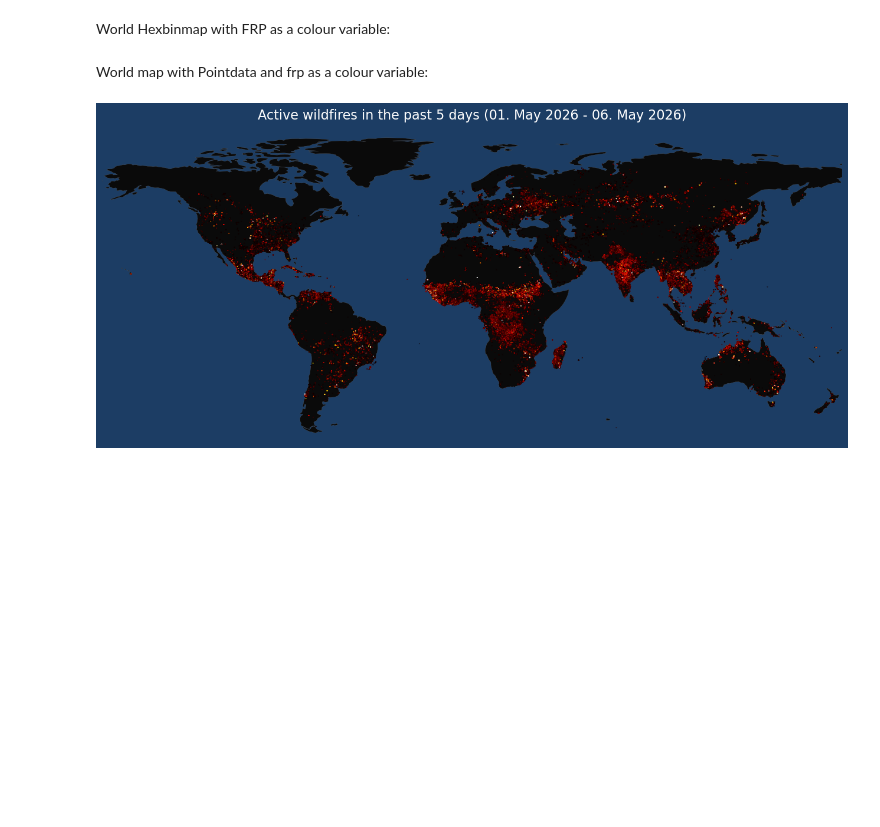
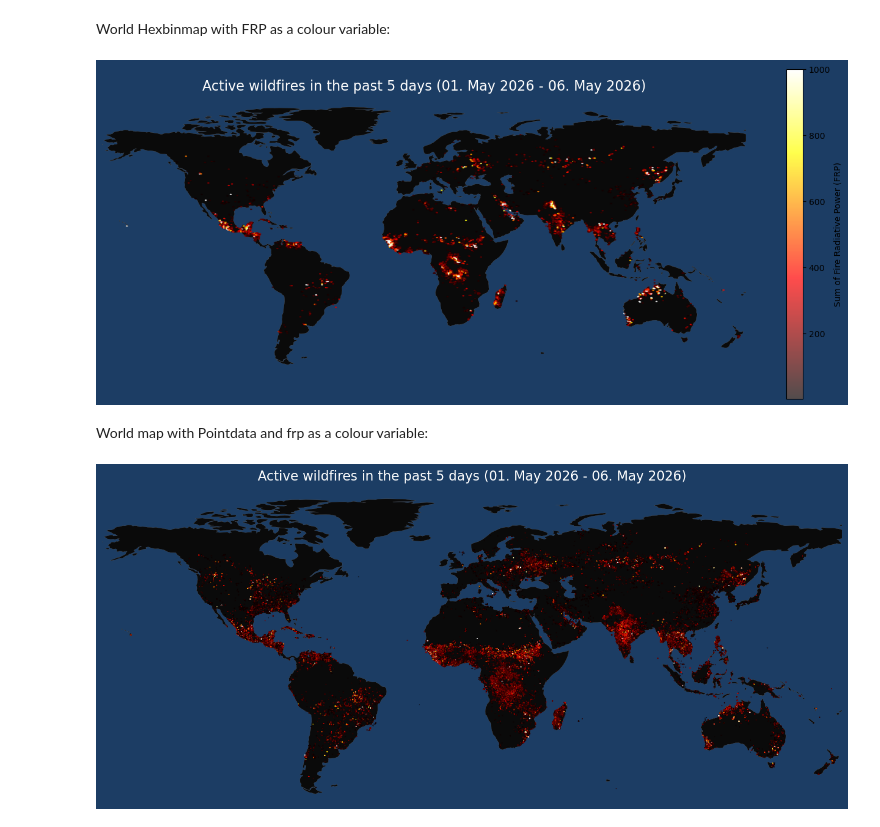
Before and after one commit to kaimuelle/Wildfires-Project, a Jupyter notebook: Notebook_wildfires.ipynb, the cells around one changed output. Cells and saved outputs as stored; diff of their text form; code cells hidden in the pictures; blank space fills up the shorter version.

```diff
--- a/Notebook_wildfires.ipynb
+++ b/Notebook_wildfires.ipynb
@@ -35,37 +35,42 @@ FIRMS_df = pd.read_csv(url)
 # Convert fire data to georeferenced points
 fires_df = gpd.GeoDataFrame(FIRMS_df, geometry=gpd.points_from_xy(FIRMS_df["longitude"], FIRMS_df["latitude"]))
 
-# Worldmap
+# Worldmap with darkblue background
 fig, ax = plt.subplots(figsize=(17, 7))
+fig.patch.set_facecolor("#1c3d64")
 
 world.plot(
     ax=ax,
     color="#0a0a0a",
     edgecolor="#666464",
     linewidth=0.2
 )
 #
 hexbin_map = ax.hexbin(
     FIRMS_df["longitude"],
     FIRMS_df["latitude"],
     C=FIRMS_df["frp"],
     reduce_C_function=sum,
-    gridsize=1000,
-    cmap="YlOrRd",
+    gridsize=500,
+    vmin=1,
+    vmax=1000,
+    cmap="hot",
     mincnt=10,
     alpha=0.7
 )
 
 fig.colorbar(hexbin_map, ax=ax, label="Sum of Fire Radiative Power (FRP)")
 
 # Map cosmetics (title and removing lon,lat)
-ax.set_title(f"Active wildfires in the past 5 days ({datefunction(5)})", fontsize=16)
+ax.set_title(f"Active wildfires in the past 5 days ({datefunction(5)})", fontsize=16, color="white")
 ax.set_axis_off()
 
 #clipping map for better visibility
 ax.set_ylim(-60, 90)
 ax.set_xlim(-169, 180)
 plt.show()
+# %% [output]
+[figure, added]
 # %% [markdown]
 World map with Pointdata and frp as a colour variable:
 # %%
```
Also changed, not shown: parts of 1 cell of this notebook.
